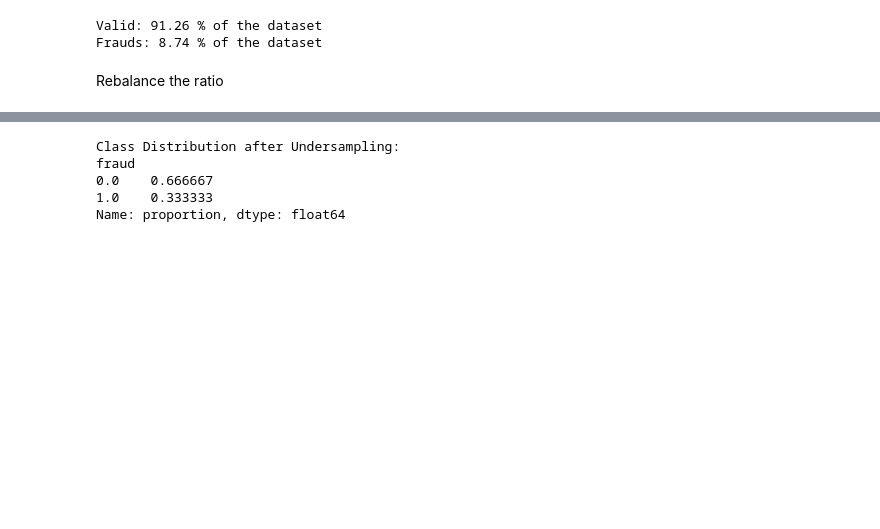
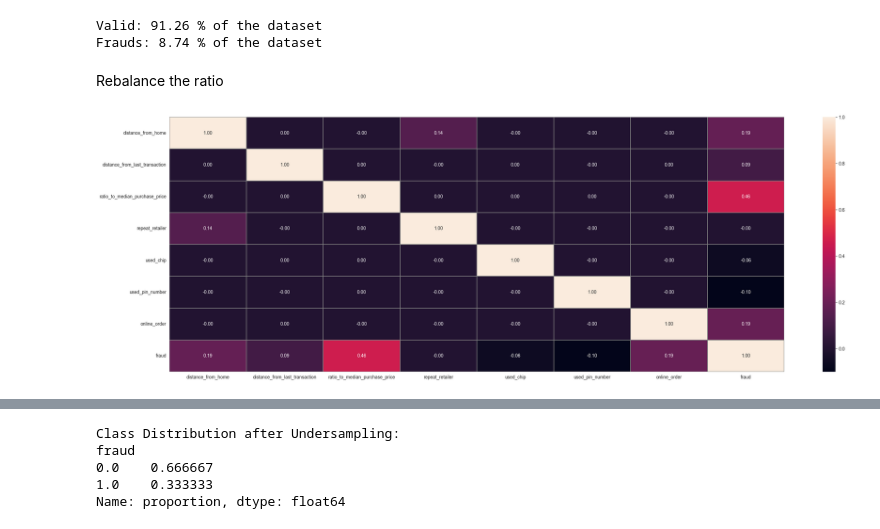
Before and after one commit to lucasdsm78/IAProject, a Jupyter notebook: fraud-detection-with-0-96-recall-and-0-98-auc.ipynb, the cells around one changed output, grey strips where cells are left out. Saved outputs shown, nothing was run; the diff lists cells and outputs as text; code cells hidden in the pictures; blank space fills up the shorter version.

Commit message:
diagram and model

```diff
--- a/fraud-detection-with-0-96-recall-and-0-98-auc.ipynb
+++ b/fraud-detection-with-0-96-recall-and-0-98-auc.ipynb
@@ -38,3 +38,17 @@ Valid: 91.26 % of the dataset
 Frauds: 8.74 % of the dataset
 # %% [markdown]
 Rebalance the ratio
+# %%
+plt.figure(figsize = (30, 10))
+sns.heatmap(
+    df.corr(),
+    annot = True,
+    fmt = '.2f',
+    linewidths=0.1,
+    linecolor='gray',
+)
+
+plt.show()
+# Table de corrélations à effectuer sur un plus grand échantillon de données
+# %% [output]
+[figure, added]
```
Also changed, not shown: parts of 2 cells of this notebook, 1 other file.
